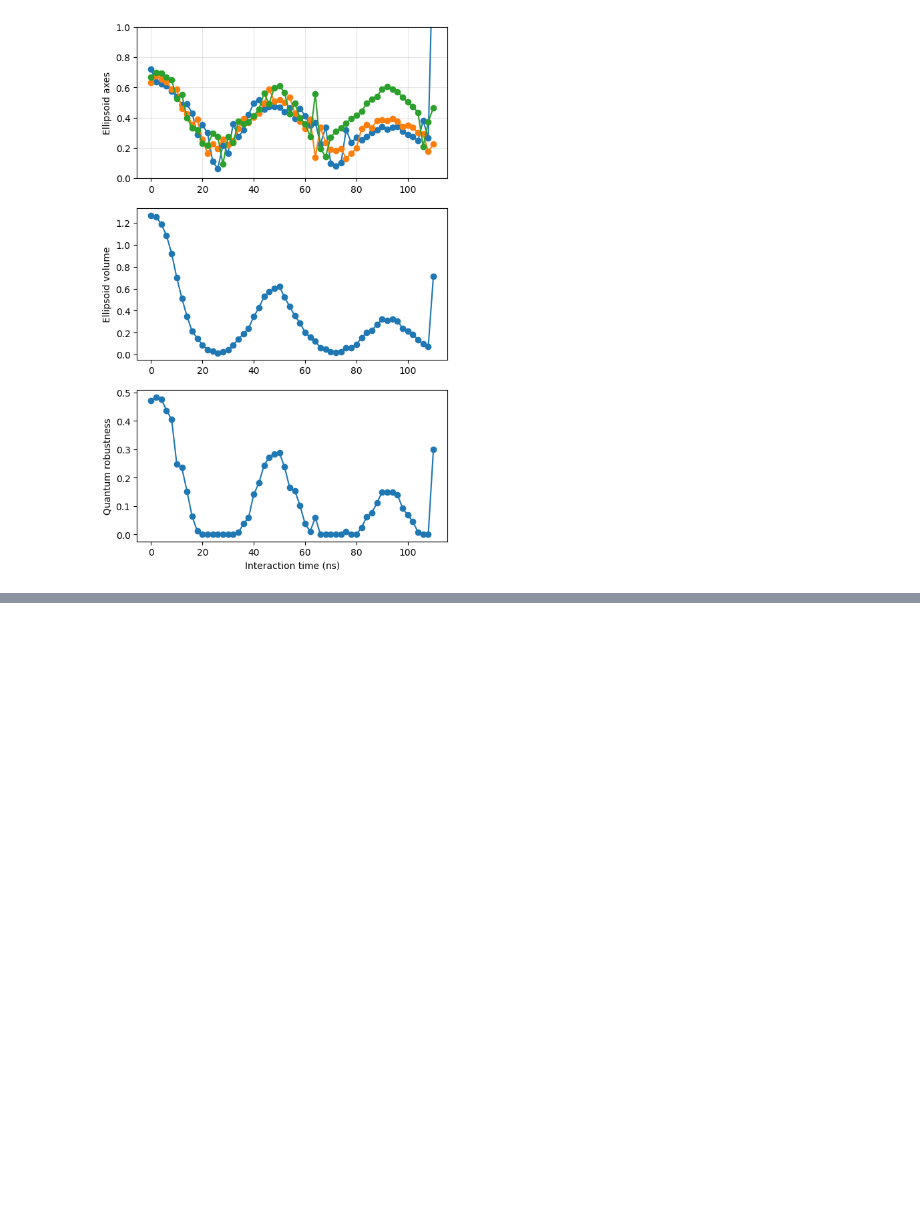
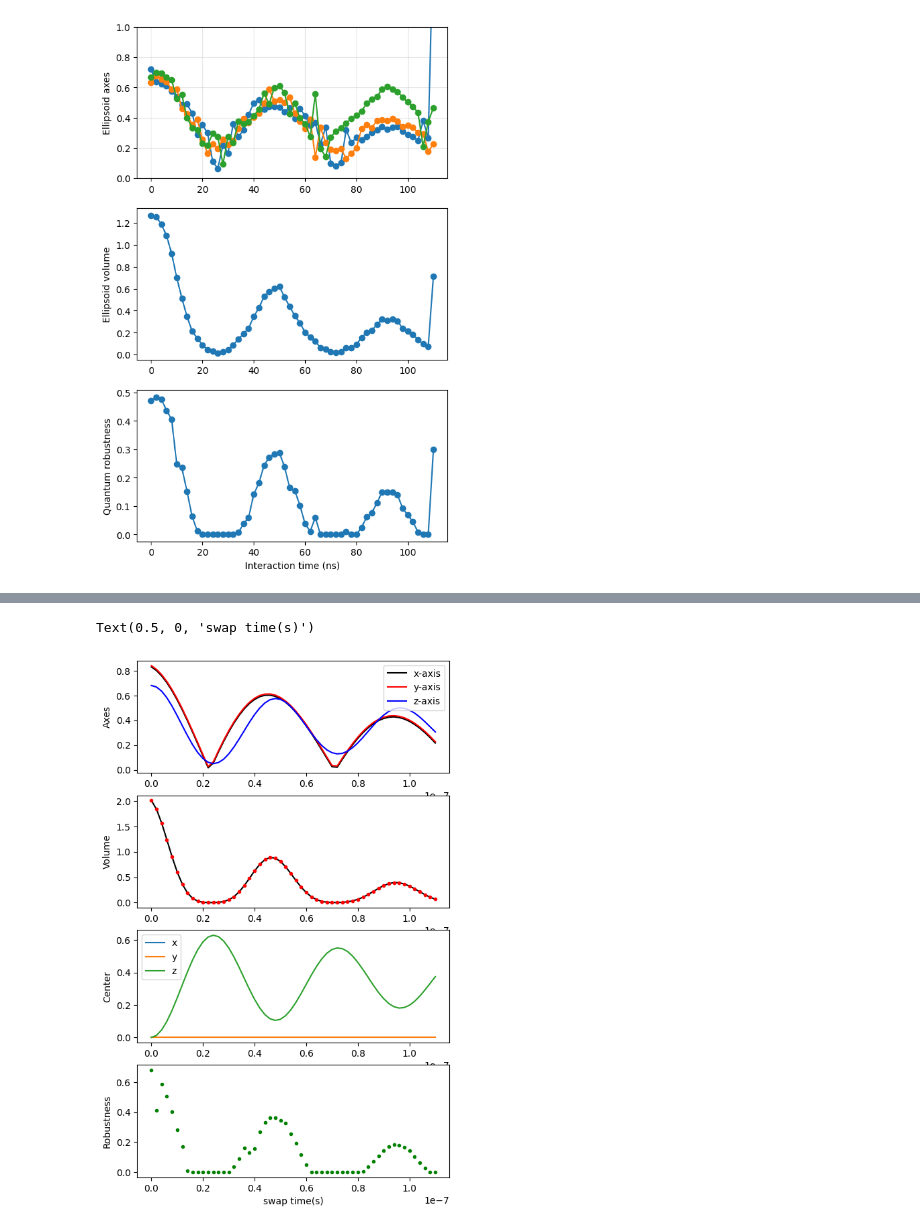
Before and after one commit to 44hsiang/quantum_memory_data, a Jupyter notebook: non_Markovian_data.ipynb, the cells around one changed output, grey strips where cells are left out. Saved outputs shown, nothing was run; the diff lists cells and outputs as text; code cells hidden in the pictures; blank space fills up the shorter version.

Commit message:
Non-Markovian raw and sim analyze

```diff
--- a/non_Markovian_data.ipynb
+++ b/non_Markovian_data.ipynb
@@ -235,0 +379,15 @@ plt.show()
+# %%
+from quam_libs.quantum_memory.legacy.marcos import diagnose_choi_states
+tol = 1e-6
+swap_choi_list = [swap_result_dict[key]["choi state"] for key in swap_result_dict.keys()]
+keys = list(swap_result_dict.keys())
+df = diagnose_choi_states(swap_choi_list,keys,tol_pos=tol, tol_tp=tol)
+# %%
+from quam_libs.quantum_memory.legacy.NoiseAnalyze import Checker
+np.set_printoptions(precision=3, suppress=True)
+for i,key in enumerate(swap_result_dict.keys()):
+    checker = Checker(swap_choi_list[i])
+    choi, count = checker.choi_checker(index=[1], repeat=100, tol=tol, print_reason=False)
+    print(f"After {count} iterations, the Choi state is:\n{choi}")
+    print('-'*100)
+    swap_result_dict[key]["choi state"] = choi
@@ -235,0 +416,38 @@ plt.show()
+# %%
+from quam_libs.quantum_memory.entanglement_robustness import entanglementRobustness
+for i,key in enumerate(swap_result_dict.keys()):
+    swap_result_dict[key]['memory robustness'] = entanglementRobustness(swap_result_dict[key]["choi state"])
+# %%
+axes_list = np.array([swap_result_dict[key]['axes'] for key in sim_swap_analyze.keys()])
+volume_list = np.array([swap_result_dict[key]['volume'] for key in sim_swap_analyze.keys()])
+center_list = np.array([swap_result_dict[key]['center'] for key in sim_swap_analyze.keys()])
+robustness_list = np.array([swap_result_dict[key]['memory robustness'] for key in sim_swap_analyze.keys()])
+
+fig = plt.figure(figsize=(6, 10))
+ax_name = ['axes', 'volume','center', 'QM']
+ax_axes = fig.add_subplot(len(ax_name), 1, 1)
+ax_volume = fig.add_subplot(len(ax_name), 1, 2)
+ax_center = fig.add_subplot(len(ax_name), 1, 3)
+ax_QM = fig.add_subplot(len(ax_name), 1, 4)
+#ax_axes.set_title('simulation swap')
+ax_axes.plot(swap_time,axes_list[:, 0]-0.01,'k' ,label='x-axis')
+ax_axes.plot(swap_time,axes_list[:, 1],'r',label='y-axis')
+ax_axes.plot(swap_time,axes_list[:, 2],'b', label='z-axis')
+#ax_axes.set_ylim(0.9, 1.1)  # Adjust the y-axis limits to focus on the axes values
+ax_axes.legend()
+ax_axes.set_ylabel('Axes')
+ax_volume.plot(swap_time,volume_list,'k', label='volume')
+ax_volume.plot(swap_time,volume_list,'.r', label='volume')
+#ax_volume.set_ylim(3.5,4.5)
+ax_volume.set_ylabel('Volume')
+ax_center.plot(swap_time,center_list[:,0],label='x')
+ax_center.plot(swap_time,center_list[:,1],label='y')
+ax_center.plot(swap_time,center_list[:,2],label='z')
+ax_center.set_ylabel('Center')
+ax_center.legend()
+ax_QM.plot(swap_time,robustness_list,'.g',label='memory robustness')
+ax_QM.set_ylabel('Robustness')
+ax_QM.set_xlabel('swap time(s)')
+# %% [output]
+Text(0.5, 0, 'swap time(s)')
+[figure, added]
```
Also changed, not shown: parts of 21 cells of this notebook, 1 other file.
